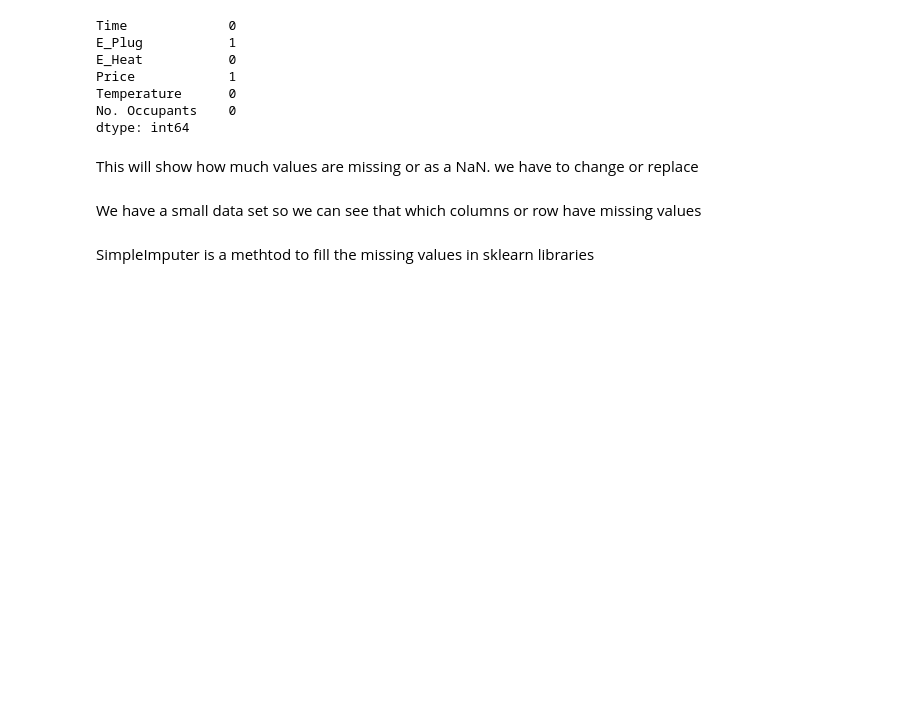
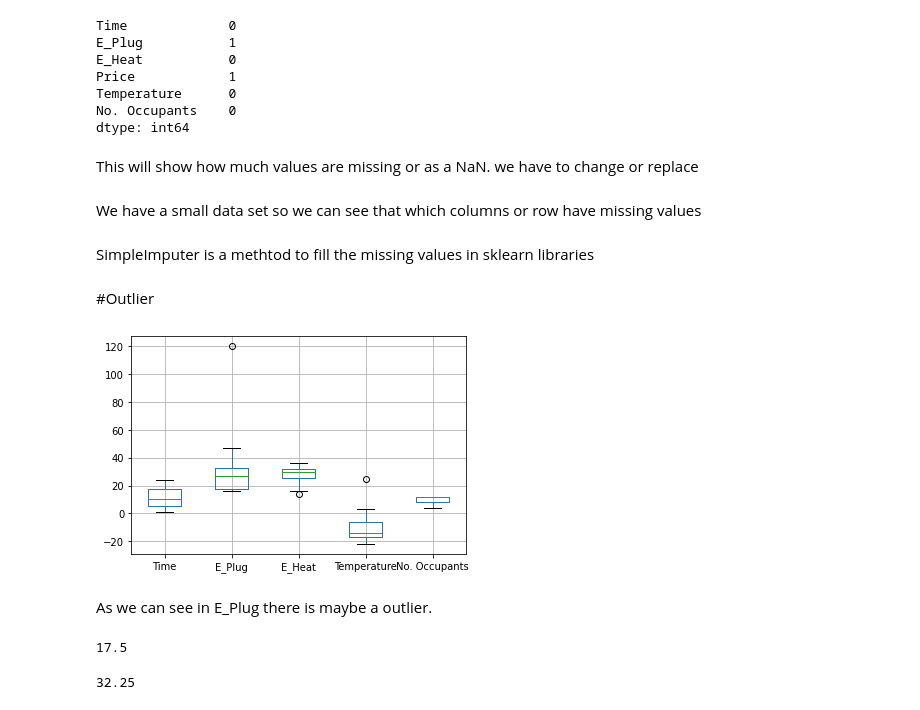
Before and after one commit to Anuj-Main/DataScienceProgramming, a Jupyter notebook: Preprocessing.ipynb, the cells around one changed output. Saved outputs shown, nothing was run; the diff lists cells and outputs as text; code cells hidden in the pictures; blank space fills up the shorter version.

```diff
--- a/Preprocessing.ipynb
+++ b/Preprocessing.ipynb
@@ -22,7 +22,7 @@ Test_homedata.head()
 | 3 | 2 | 17 | 32 | 12 | -17 | 12 |
 | 4 | 3 | 16 | 34 | 11 | -19 | 12 |
 # %%
-Test_homedata2=pd.read_csv('/Home_Consumption.csv',header=2)
+Test_homedata2=pd.read_csv('/content/Home_Consumption.csv',header=2)
 Test_homedata2.head()
 # %% [output]
 |  | Time | E_Plug | E_Heat | Price | Temperature | No. Occupants |
@@ -283,3 +283,21 @@ SimpleImputer is a methtod to fill the missing values in sklearn libraries
 # %%
 M_val.fit(Reple_data)
 Trans_data=M_val.transform(Reple_data)
+# %% [markdown]
+#Outlier
+# %%
+Boxplot_filldata=Fill_data.boxplot()
+# %% [output]
+[figure, added]
+# %% [markdown]
+As we can see in E_Plug there is maybe a outlier.
+# %%
+quant_Data=Fill_data['E_Plug'].quantile(0.25)
+print(quant_Data)
+# %% [output]
+17.5
+# %%
+quant_Data=Fill_data['E_Plug'].quantile(0.75)
+print(quant_Data)
+# %% [output]
+32.25
```
Also changed, not shown: parts of 19 cells of this notebook.
